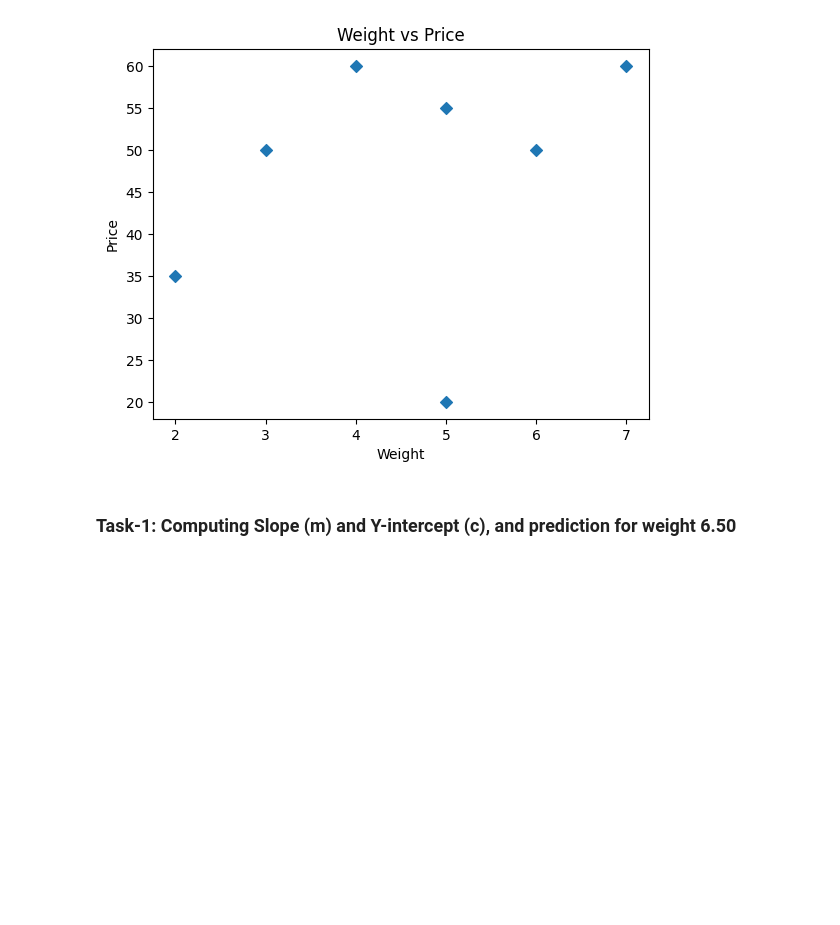
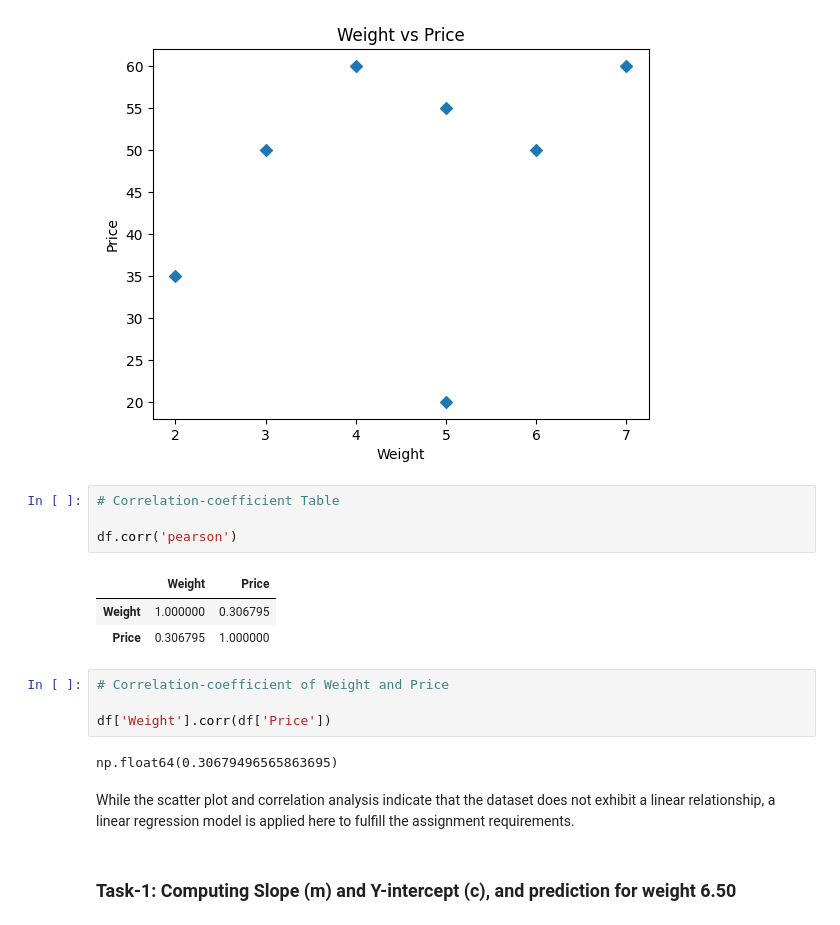
Before and after one commit to mohammadkhorshed/DS-ML-Assignments, a Jupyter notebook: assignment_03.ipynb, the cells around one changed output. Cells and saved outputs as stored; diff of their text form; blank space fills up the shorter version.

Commit message:
Completed Task-3 in assignment-3

```diff
--- a/assignment_03.ipynb
+++ b/assignment_03.ipynb
@@ -41,6 +41,22 @@ plt.title('Weight vs Price')
 # %% [output]
 Text(0.5, 1.0, 'Weight vs Price')
 [figure]
+# %%
+# Correlation-coefficient Table
+
+df.corr('pearson')
+# %% [output]
+|  | Weight | Price |
+| Weight | 1.000000 | 0.306795 |
+| Price | 0.306795 | 1.000000 |
+# %%
+# Correlation-coefficient of Weight and Price
+
+df['Weight'].corr(df['Price'])
+# %% [output]
+np.float64(0.30679496565863695)
+# %% [markdown]
+While the scatter plot and correlation analysis indicate that the dataset does not exhibit a linear relationship, a linear regression model is applied here to fulfill the assignment requirements.
 # %% [markdown]
 ### Task-1: Computing Slope (m) and Y-intercept (c), and prediction for weight 6.50
 # %%
```
Also changed, not shown: parts of 3 cells of this notebook.
